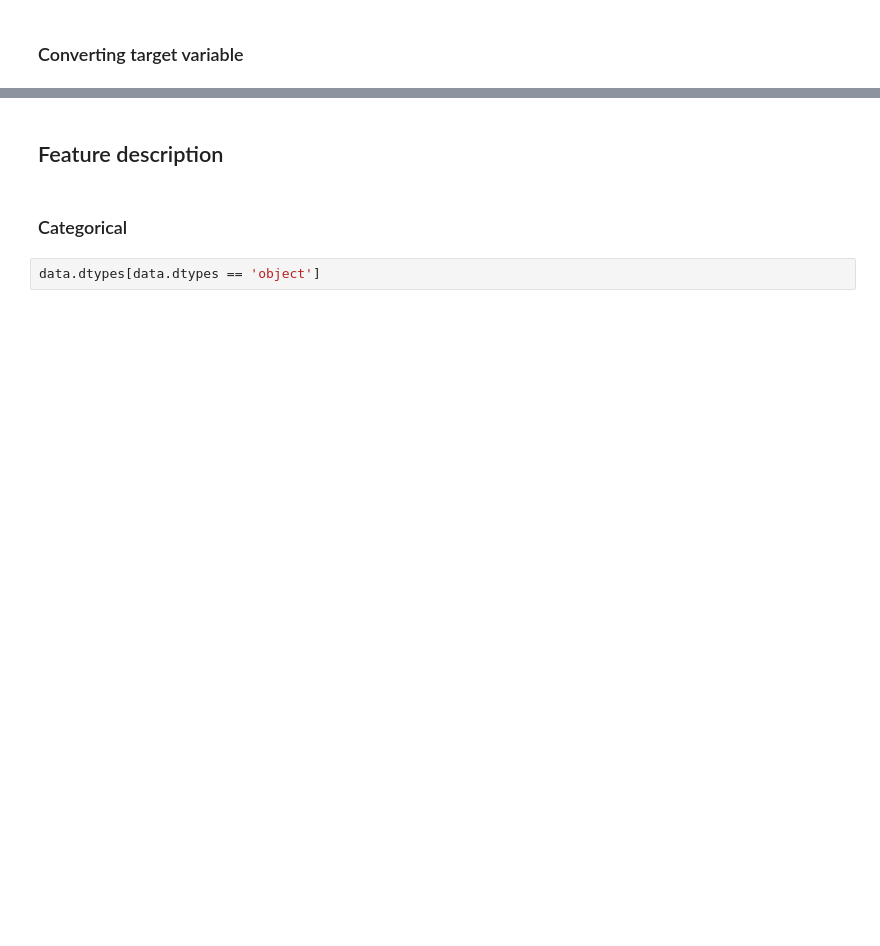
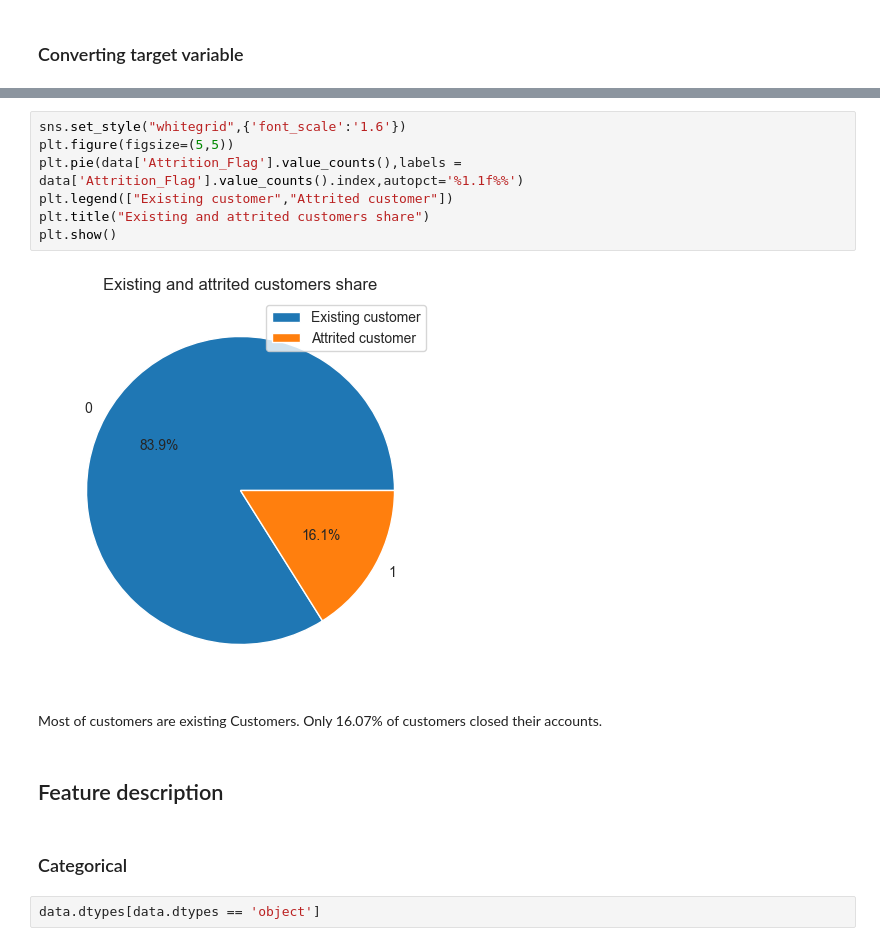
Before and after one commit to kasiadybcio/Credit_card, a Jupyter notebook: eda.ipynb, the cells around one changed output, grey strips where cells are left out. Drawn from its saved outputs; the diff is of its cells as text; blank space fills up the shorter version.

```diff
--- a/eda.ipynb
+++ b/eda.ipynb
@@ -109,3 +165,14 @@ memory usage: 1.6+ MB
+# %%
+sns.set_style("whitegrid",{'font_scale':'1.6'})
+plt.figure(figsize=(5,5))
+plt.pie(data['Attrition_Flag'].value_counts(),labels = data['Attrition_Flag'].value_counts().index,autopct='%1.1f%%')
+plt.legend(["Existing customer","Attrited customer"])
+plt.title("Existing and attrited customers share")
+plt.show()
+# %% [output]
+[figure, added]
+# %% [markdown]
+Most of customers are existing Customers. Only 16.07% of customers closed their accounts.
 # %% [markdown]
 ## Feature description
 # %% [markdown]
```
Also changed, not shown: parts of 30 cells of this notebook, 1 other file.
